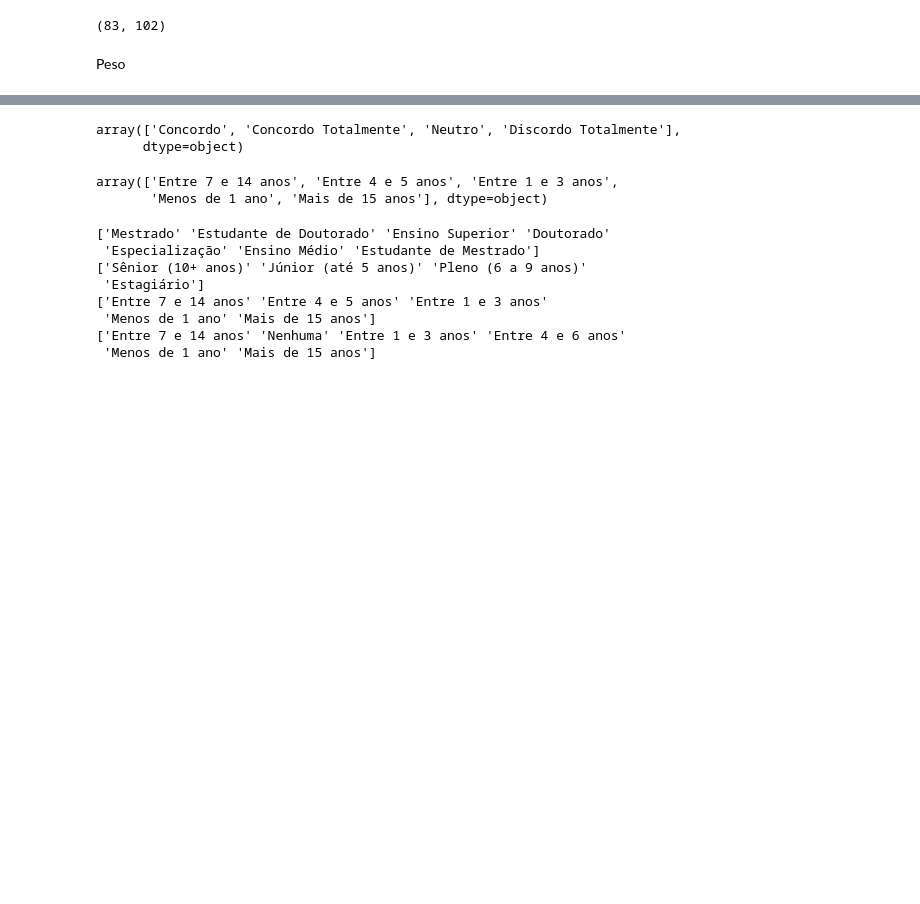
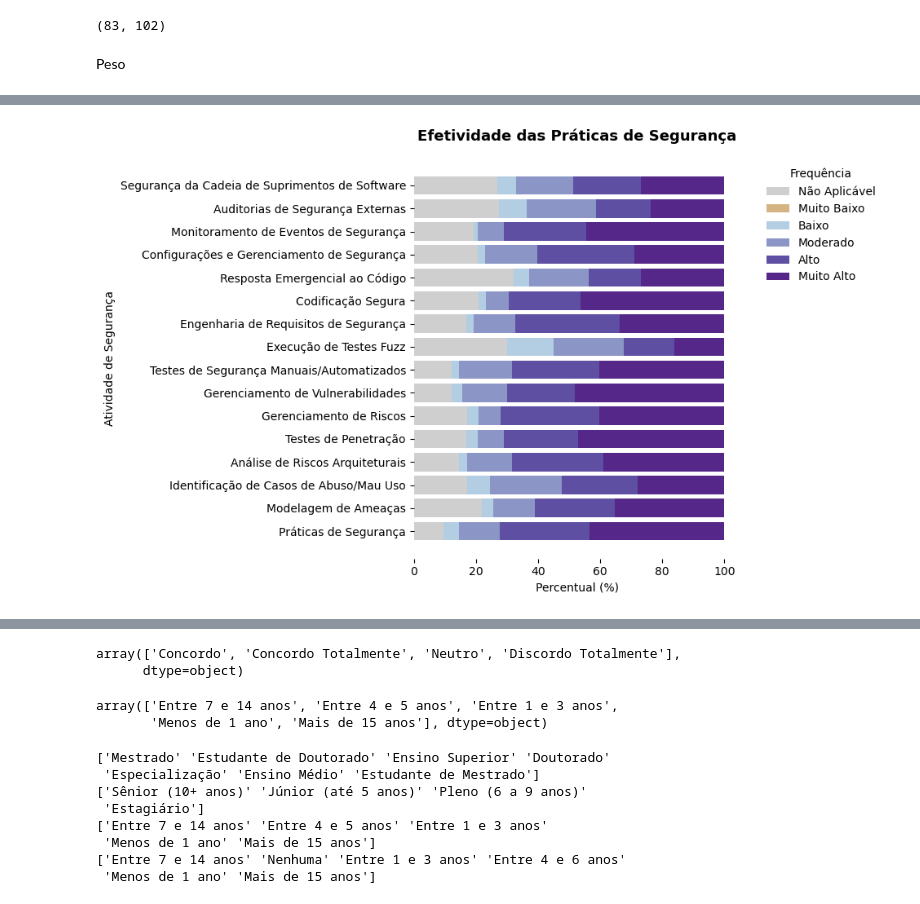
Before and after one commit to reset-ufc/appsec-practices-characterization-survey, a Jupyter notebook: Análise_Facilidade_frequencia_e_eficácia_(COM_PESO).ipynb, the cells around one changed output, grey strips where cells are left out. Drawn from its saved outputs; the diff is of its cells as text; code cells hidden in the pictures; blank space fills up the shorter version.

```diff
--- a/Análise_Facilidade_frequencia_e_eficácia_(COM_PESO).ipynb
+++ b/Análise_Facilidade_frequencia_e_eficácia_(COM_PESO).ipynb
@@ -184,0 +391,4 @@ colunas_essencialidade = ['Qual a sua opinião quanto a frase a seguir aplicada
+# %%
+plot_barras(descricao_efetividade, "Efetividade das Práticas de Segurança")
+# %% [output]
+[figure, added]
```
Also changed, not shown: parts of 27 cells of this notebook.
